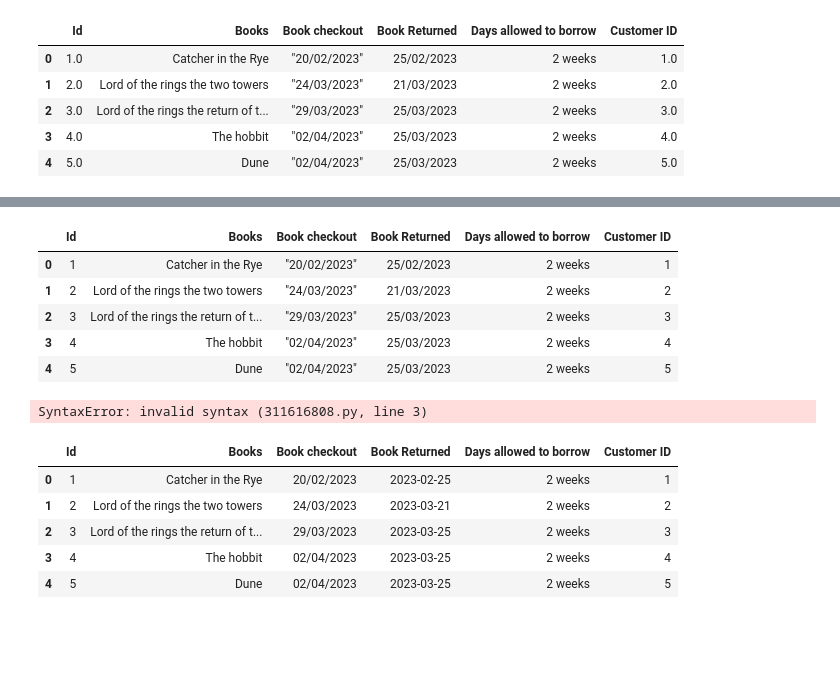
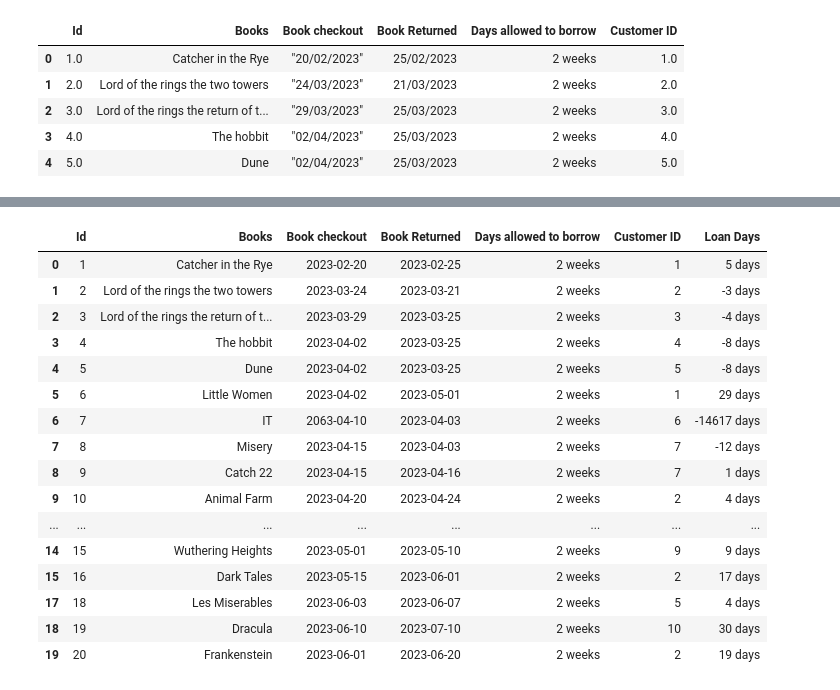
Before and after one commit to AnthonyStanworth/Library_Project, a Jupyter notebook: data_cleaner_app/experimentation_cleaner.ipynb, the cells around one changed output, grey strips where cells are left out. Cells and saved outputs as stored; diff of their text form; code cells hidden in the pictures; blank space fills up the shorter version.

```diff
--- a/data_cleaner_app/experimentation_cleaner.ipynb
+++ b/data_cleaner_app/experimentation_cleaner.ipynb
@@ -103,0 +97,4 @@ book
+# %%
+# remove quotation marks from 'Book checkout' to enable date functionality
+book['Book checkout'] = book['Book checkout'].str.replace('"','', regex=True)
+book.head()
@@ -103,0 +138,3 @@ book
+# %%
+# Drop row 16 due to invalid date
+book.drop(16, inplace=True)
@@ -105,28 +164,27 @@ book
 # Change IDs to int
 book['Customer ID'] = book['Customer ID'].astype('Int32')
 book['Id'] = book['Id'].astype('Int32')
-book.head()
-# %% [output]
-|  | Id | Books | Book checkout | Book Returned | Days allowed to borrow | Customer ID |
-| 0 | 1 | Catcher in the Rye | "20/02/2023" | 25/02/2023 | 2 weeks | 1 |
-| 1 | 2 | Lord of the rings the two towers | "24/03/2023" | 21/03/2023 | 2 weeks | 2 |
-| 2 | 3 | Lord of the rings the return of t... | "29/03/2023" | 25/03/2023 | 2 weeks | 3 |
-| 3 | 4 | The hobbit | "02/04/2023" | 25/03/2023 | 2 weeks | 4 |
-| 4 | 5 | Dune | "02/04/2023" | 25/03/2023 | 2 weeks | 5 |
-# %%
-# remove quotation marks from 'Book checkout' to enable date functionality
-book['Book checkout'] = book['Book checkout'].map(lambda x: x.strip('"'))
-book['Book checkout'] = pd.to_datetime(book['Book checkout'], dayfirst=True)
-book.head()
-# %% [output]
-SyntaxError: invalid syntax (311616808.py, line 3)
-# %%
-book['Book Returned'] = pd.to_datetime(book['Book Returned'], dayfirst=True)
-book.head()
-# %% [output]
-|  | Id | Books | Book checkout | Book Returned | Days allowed to borrow | Customer ID |
-| 0 | 1 | Catcher in the Rye | 20/02/2023 | 2023-02-25 | 2 weeks | 1 |
-| 1 | 2 | Lord of the rings the two towers | 24/03/2023 | 2023-03-21 | 2 weeks | 2 |
-| 2 | 3 | Lord of the rings the return of t... | 29/03/2023 | 2023-03-25 | 2 weeks | 3 |
-| 3 | 4 | The hobbit | 02/04/2023 | 2023-03-25 | 2 weeks | 4 |
-| 4 | 5 | Dune | 02/04/2023 | 2023-03-25 | 2 weeks | 5 |
+# %%
+def loan_time(df, date1, date2):
+    df['Loan Days'] = df[date2] - df[date1]
+# %%
+loan_time(book,'Book checkout','Book Returned')
+book
+# %% [output]
+|  | Id | Books | Book checkout | Book Returned | Days allowed to borrow | Customer ID | Loan Days |
+| 0 | 1 | Catcher in the Rye | 2023-02-20 | 2023-02-25 | 2 weeks | 1 | 5 days |
+| 1 | 2 | Lord of the rings the two towers | 2023-03-24 | 2023-03-21 | 2 weeks | 2 | -3 days |
+| 2 | 3 | Lord of the rings the return of t... | 2023-03-29 | 2023-03-25 | 2 weeks | 3 | -4 days |
+| 3 | 4 | The hobbit | 2023-04-02 | 2023-03-25 | 2 weeks | 4 | -8 days |
+| 4 | 5 | Dune | 2023-04-02 | 2023-03-25 | 2 weeks | 5 | -8 days |
+| 5 | 6 | Little Women | 2023-04-02 | 2023-05-01 | 2 weeks | 1 | 29 days |
+| 6 | 7 | IT | 2063-04-10 | 2023-04-03 | 2 weeks | 6 | -14617 days |
+| 7 | 8 | Misery | 2023-04-15 | 2023-04-03 | 2 weeks | 7 | -12 days |
+| 8 | 9 | Catch 22 | 2023-04-15 | 2023-04-16 | 2 weeks | 7 | 1 days |
+| 9 | 10 | Animal Farm | 2023-04-20 | 2023-04-24 | 2 weeks | 2 | 4 days |
+| ... | ... | ... | ... | ... | ... | ... | ... |
+| 14 | 15 | Wuthering Heights | 2023-05-01 | 2023-05-10 | 2 weeks | 9 | 9 days |
+| 15 | 16 | Dark Tales | 2023-05-15 | 2023-06-01 | 2 weeks | 2 | 17 days |
+| 17 | 18 | Les Miserables | 2023-06-03 | 2023-06-07 | 2 weeks | 5 | 4 days |
+| 18 | 19 | Dracula | 2023-06-10 | 2023-07-10 | 2 weeks | 10 | 30 days |
+| 19 | 20 | Frankenstein | 2023-06-01 | 2023-06-20 | 2 weeks | 2 | 19 days |
```
Also changed, not shown: parts of 14 cells of this notebook.
